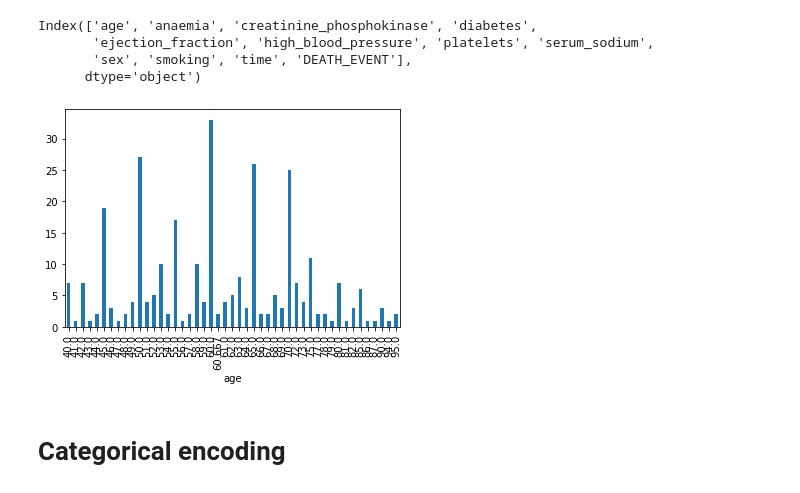
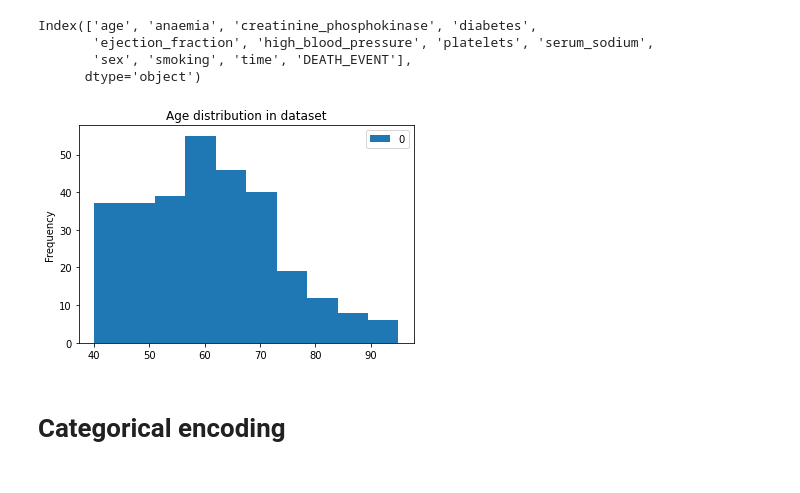
Before and after one commit to elvindesouza/assorted, a Jupyter notebook: heart-failure-detection/visualization.ipynb, the cells around one changed output. Saved outputs shown, nothing was run; the diff lists cells and outputs as text; code cells hidden in the pictures.

```diff
--- a/heart-failure-detection/visualization.ipynb
+++ b/heart-failure-detection/visualization.ipynb
@@ -6,42 +6,32 @@ import pandas as pd
 import numpy as np
 from sklearn.preprocessing import LabelEncoder
 # %%
-# df = pd.read_csv("heart_failure.csv")
-# df['serum_creatinine'].value_counts().plot(kind="bar")
-# df.groupby('platelets').size().plot(kind='bar')
-# df["anaemia"]=pd.EncoderClass.fit_transform(df["anaemia"])
-# df=pd.DataFrame(df, columns=cols)
 cols = [
     "age",
     "anaemia",
     "DEATH_EVENT",
     "diabetes",
     "creatinine_phosphokinase",
     "ejection_fraction",
     "high_blood_pressure",
     "platelets",
     "serum_sodium",
     "sex",
     "smoking",
     "time",
 ]
 df = pd.read_csv("heart_failure.csv", usecols=cols)
 print(df.columns)
-df.groupby('age').size().plot(kind='bar', title="Age distribution of dataset")
-# df['serum_creatinine'].value_counts().plot(kind="bar")
-# df["anaemia"]=pd.EncoderClass.fit_transform(df, columns=cols)
-# df=
-# a=pd.DataFrame(df.to_numpy()  )
-# a.plot.bar(stacked=True)
-# print(df[1:].describe())
+a = pd.DataFrame(df["age"].to_numpy())
+a.plot.hist(title="Age distribution in dataset")
 
 plt.show()
 # %% [output]
 Index(['age', 'anaemia', 'creatinine_phosphokinase', 'diabetes',
        'ejection_fraction', 'high_blood_pressure', 'platelets', 'serum_sodium',
        'sex', 'smoking', 'time', 'DEATH_EVENT'],
       dtype='object')
-[figure, old version]
+[figure, new version]
 # %% [markdown]
 # Categorical encoding
 # %%
```
Also changed, not shown: parts of 1 cell of this notebook, 3 other files.
